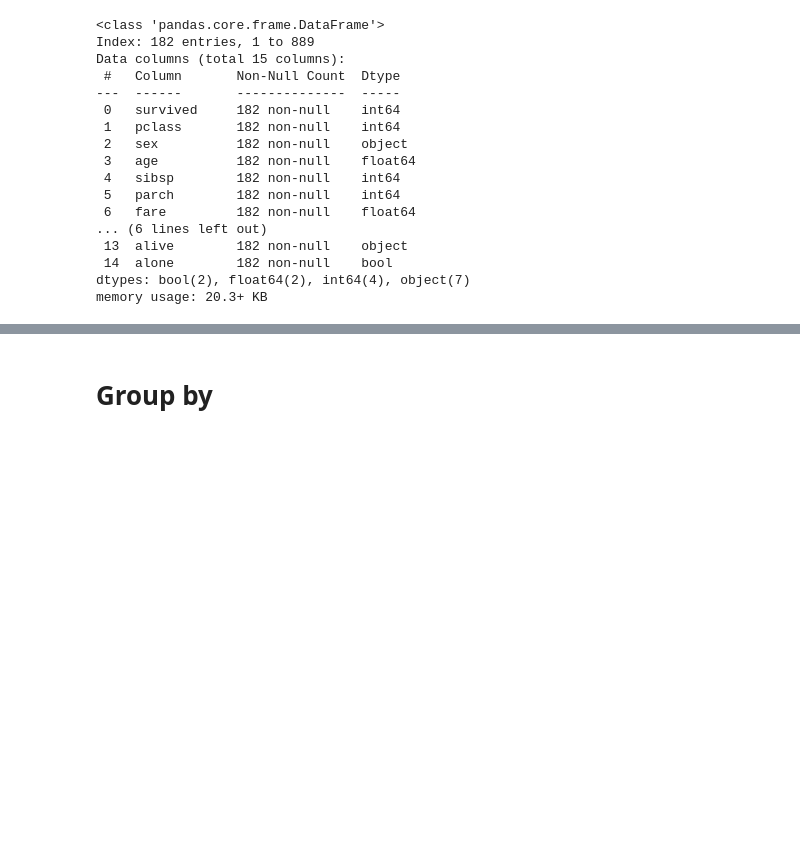
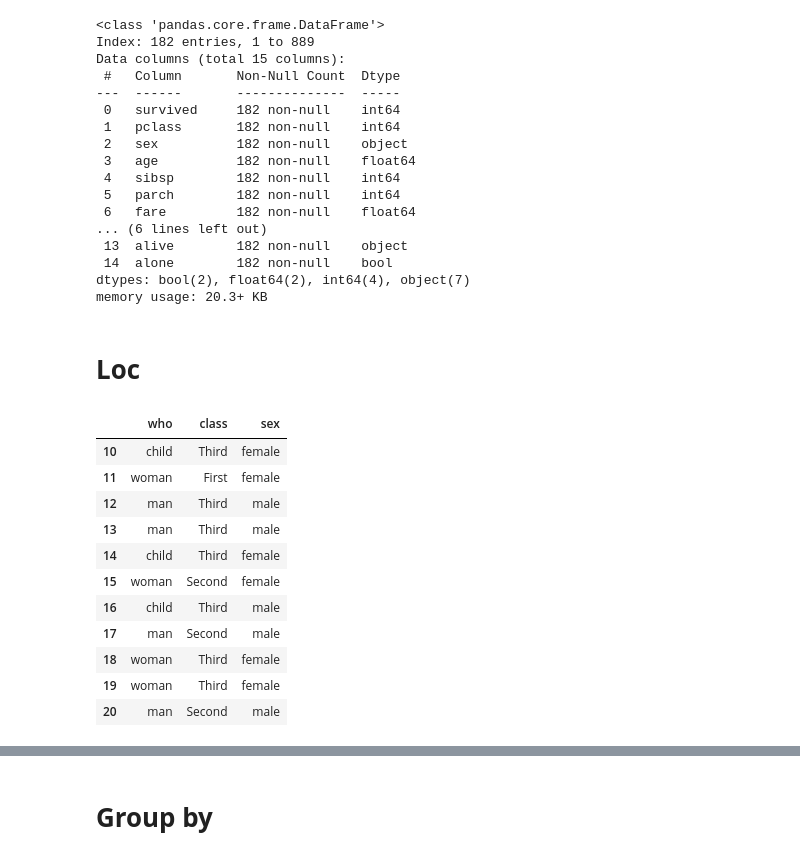
Before and after one commit to ira75121368/Pandas_practice_on_a_Titanic_db, a Jupyter notebook: Titanic_practice.ipynb, the cells around one changed output, grey strips where cells are left out. Saved outputs shown, nothing was run; the diff lists cells and outputs as text; code cells hidden in the pictures; blank space fills up the shorter version.

```diff
--- a/Titanic_practice.ipynb
+++ b/Titanic_practice.ipynb
@@ -66,3 +86,21 @@ Data columns (total 15 columns):
  14  alone        182 non-null    bool
 dtypes: bool(2), float64(2), int64(4), object(7)
 memory usage: 20.3+ KB
+# %% [markdown]
+# **Loc**
+# %%
+# Отобрать строки со столбцами ('who', 'class', 'sex') с индексом от 10 до 20
+df[['who', 'class', 'sex']].loc[10:20]
+# %% [output]
+|  | who | class | sex |
+| 10 | child | Third | female |
+| 11 | woman | First | female |
+| 12 | man | Third | male |
+| 13 | man | Third | male |
+| 14 | child | Third | female |
+| 15 | woman | Second | female |
+| 16 | child | Third | male |
+| 17 | man | Second | male |
+| 18 | woman | Third | female |
+| 19 | woman | Third | female |
+| 20 | man | Second | male |
```
Also changed, not shown: parts of 4 cells of this notebook.
